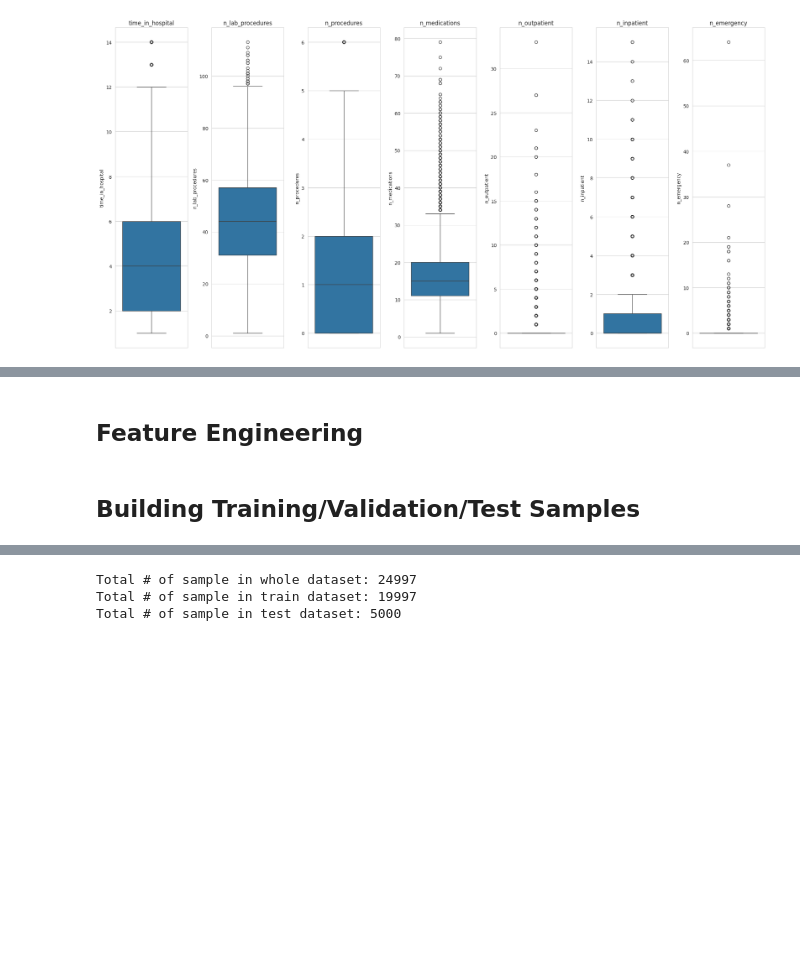
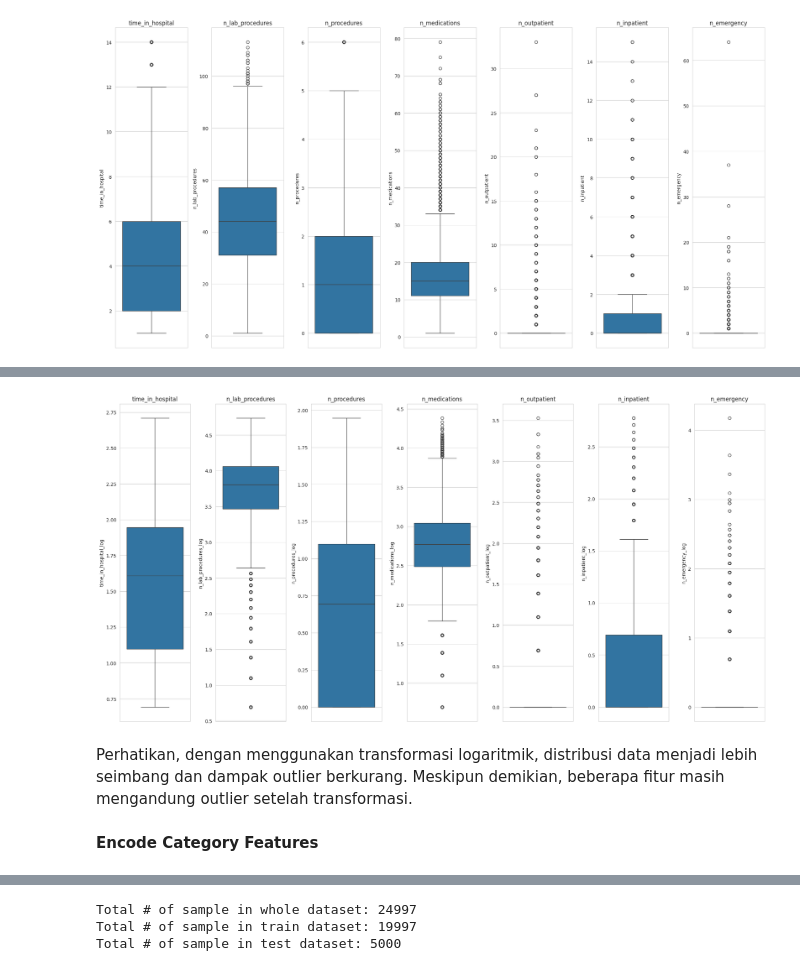
Before and after one commit to mfathul21/hospital-patient-readmissions, a Jupyter notebook: notebook.ipynb, the cells around one changed output, grey strips where cells are left out. Saved outputs shown, nothing was run; the diff lists cells and outputs as text; code cells hidden in the pictures; blank space fills up the shorter version.

Commit message:
Update files on data preparation section

```diff
--- a/notebook.ipynb
+++ b/notebook.ipynb
@@ -431,16 +445,0 @@ Ditemukan banyak nilai yang hilang yang ditandai dengan label "Missing" dalam be
-# %%
-def impute_diag2n3(df, col1, col2):
-  diag_unique = df[df[col1] == 'Missing'][col2].unique()
-  for diag in diag_unique:
-    df[col1].replace({'Missing':df[df[col2]==diag][col1].mode()[0]}, inplace=True)
-  return df
-
-# Drop medical_specialty columns
-df.drop(columns=['medical_specialty'], axis=1, inplace=True)
-
-# Impute missing value diag_1 with mode
-df['diag_1'].replace({'Missing': df['diag_1'].mode()[0]}, inplace=True)
-
-# Impute missing value diag_2 and diag_3 with mode based on diag_1 unique
-df = impute_diag2n3(df,'diag_2', 'diag_1')
-df = impute_diag2n3(df, 'diag_3', 'diag_1')
@@ -466,0 +446,9 @@ readmitted 0
+# %%
+df.drop(columns='medical_specialty', axis=1, inplace=True)
+
+df['diag_1'] = df['diag_1'].replace({'Missing':df['diag_1'].mode()[0]})
+df.loc[df['diag_2'] == 'Missing', 'diag_2'] = df.loc[df['diag_2'] == 'Missing', 'diag_1']
+df.loc[df['diag_3'] == 'Missing', 'diag_3'] = df.loc[df['diag_3'] == 'Missing', 'diag_2']
+
+for i in df.columns:
+    print(i, df[df[i] == 'Missing'].shape[0])
@@ -478,9 +487,9 @@ df.duplicated().sum()
 # %% [markdown]
 **Handling Data Outlier**
 # %%
-fig, ax = plt.subplots(1, len(numerical_features), figsize=(20,10))
+fig, ax = plt.subplots(1, len(num_features), figsize=(20,10))
 
-for axes, col in enumerate(numerical_features):
+for axes, col in enumerate(num_features):
   sns.boxplot(y=col, data=df, ax=ax[axes])
   ax[axes].set_title(col)
 
@@ -493,8 +501,0 @@ Berdasarkan boxplot, seluruh fitur numerik pada dataset memiliki outlier, namun
-# %% [markdown]
-## Feature Engineering
-# %% [markdown]
-## Building Training/Validation/Test Samples
-# %%
-df['age'] = df['age'].apply(lambda x: int(x[1:3]))
-df[['glucose_test', 'A1Ctest']] = df[['glucose_test', 'A1Ctest']].replace({'no':0, 'normal':1, 'high':2})
-df[['change', 'diabetes_med', 'readmitted']] = df[['change', 'diabetes_med', 'readmitted']].replace({'yes':1, 'no':0})
@@ -511,0 +502,18 @@ df_clean.drop(columns=['diag_1', 'diag_2', 'diag_3'], inplace=True)
+# %%
+for feature in num_features:
+  df[feature+'_log'] = np.log1p(df[feature])
+
+fig, ax = plt.subplots(1, len(num_features), figsize=(20,10))
+
+for axes, col in enumerate(num_features):
+  sns.boxplot(y=col+'_log', data=df, ax=ax[axes])
+  ax[axes].set_title(col)
+
+plt.tight_layout()
+plt.show()
+# %% [output]
+[figure, added]
+# %% [markdown]
+Perhatikan, dengan menggunakan transformasi logaritmik, distribusi data menjadi lebih seimbang dan dampak outlier berkurang. Meskipun demikian, beberapa fitur masih mengandung outlier setelah transformasi.
+# %% [markdown]
+**Encode Category Features**
```
Also changed, not shown: parts of 112 cells of this notebook.
